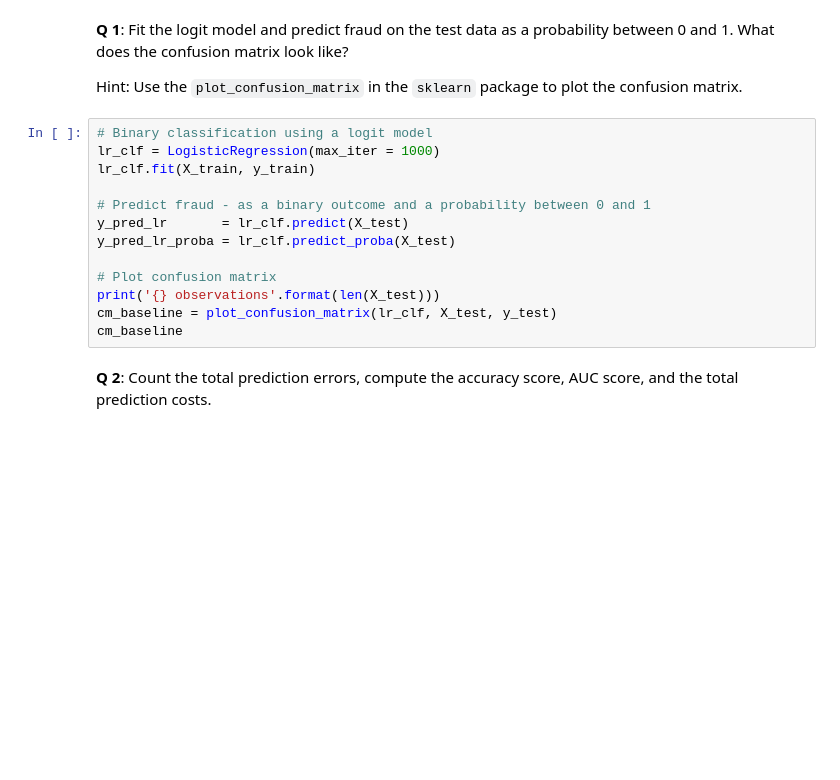
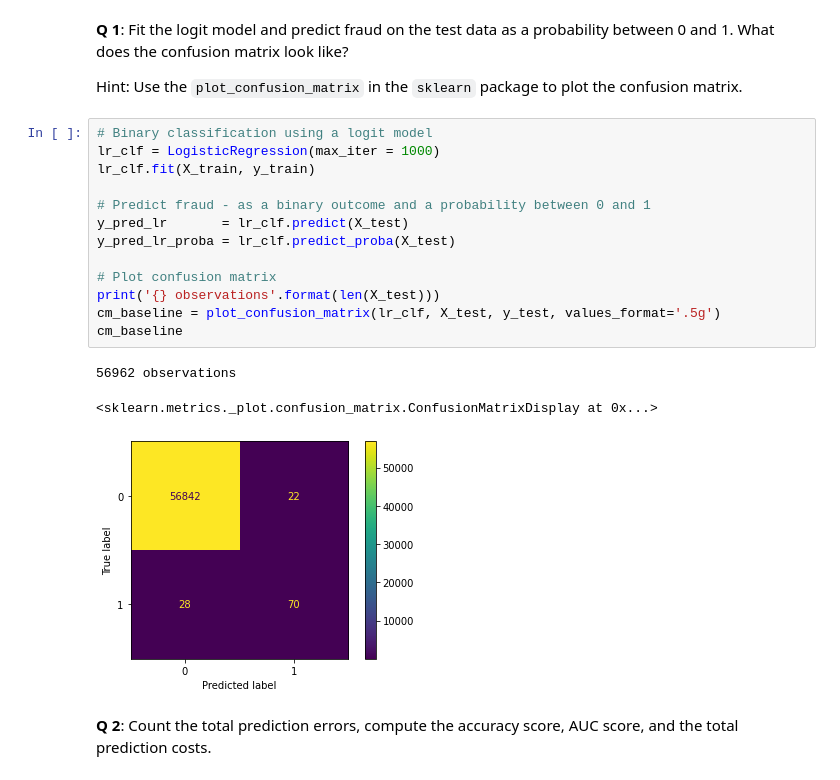
Before and after one commit to vishalbelsare/code-bank, a Jupyter notebook: _beta_testing/exercises/model-evaluation/SOLUTION-model-evaluation.ipynb, the cells around one changed output. Saved outputs shown, nothing was run; the diff lists cells and outputs as text; blank space fills up the shorter version.

```diff
--- a/_beta_testing/exercises/model-evaluation/SOLUTION-model-evaluation.ipynb
+++ b/_beta_testing/exercises/model-evaluation/SOLUTION-model-evaluation.ipynb
@@ -141,16 +212,20 @@ Hint: Use the `plot_confusion_matrix` in the `sklearn` package to plot the confu
 # %%
 # Binary classification using a logit model
 lr_clf = LogisticRegression(max_iter = 1000)
 lr_clf.fit(X_train, y_train)
 
 # Predict fraud - as a binary outcome and a probability between 0 and 1
 y_pred_lr       = lr_clf.predict(X_test)
 y_pred_lr_proba = lr_clf.predict_proba(X_test)
 
 # Plot confusion matrix
 print('{} observations'.format(len(X_test)))
-cm_baseline = plot_confusion_matrix(lr_clf, X_test, y_test)
+cm_baseline = plot_confusion_matrix(lr_clf, X_test, y_test, values_format='.5g')
 cm_baseline
+# %% [output]
+56962 observations
+<sklearn.metrics._plot.confusion_matrix.ConfusionMatrixDisplay at 0x...>
+[figure, added]
 # %% [markdown]
 **Q 2**: Count the total prediction errors, compute the accuracy score, AUC score, and the total prediction costs.
 # %%
```
Also changed, not shown: parts of 19 cells of this notebook.
